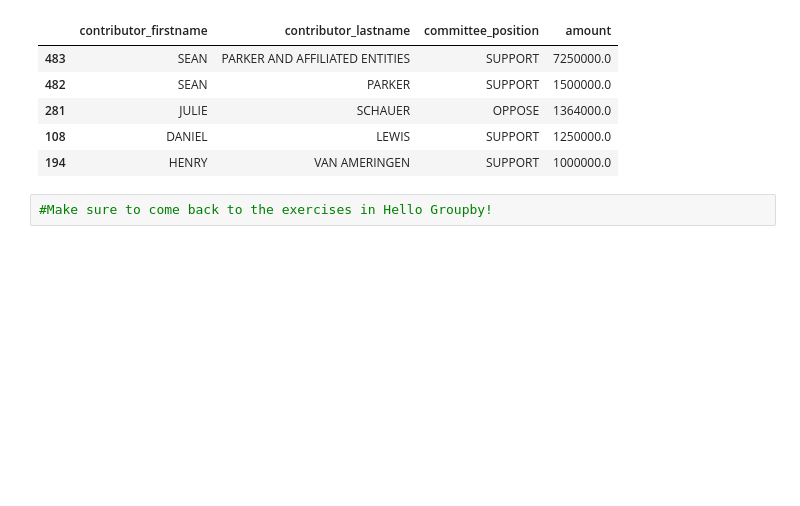
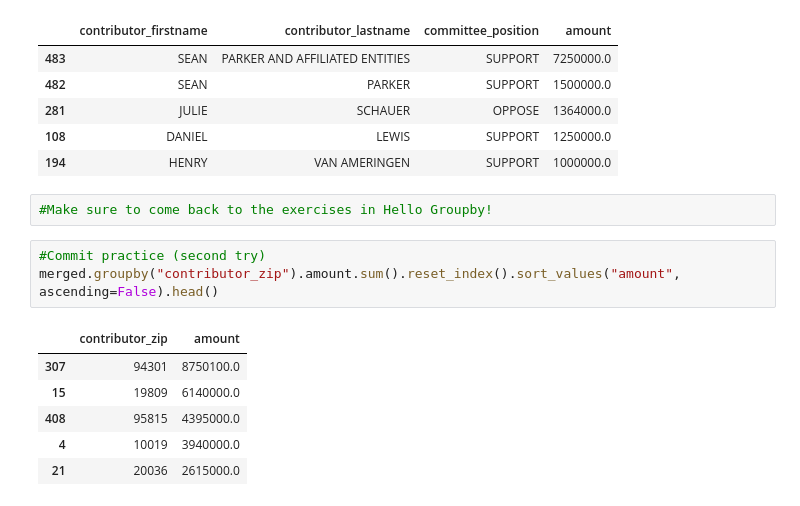
Before and after one commit to bgneumeyer/first-python-notebook, a Jupyter notebook: Untitled1.ipynb, the cells around one changed output. Drawn from its saved outputs; the diff is of its cells as text; blank space fills up the shorter version.

Commit message:
Commit practice

```diff
--- a/Untitled1.ipynb
+++ b/Untitled1.ipynb
@@ -428,3 +428,13 @@ merged.groupby(["contributor_firstname", "contributor_lastname", "committee_posi
 | 194 | HENRY | VAN AMERINGEN | SUPPORT | 1000000.0 |
 # %%
 #Make sure to come back to the exercises in Hello Groupby!
+# %%
+#Commit practice (second try)
+merged.groupby("contributor_zip").amount.sum().reset_index().sort_values("amount", ascending=False).head()
+# %% [output]
+|  | contributor_zip | amount |
+| 307 | 94301 | 8750100.0 |
+| 15 | 19809 | 6140000.0 |
+| 408 | 95815 | 4395000.0 |
+| 4 | 10019 | 3940000.0 |
+| 21 | 20036 | 2615000.0 |
```
